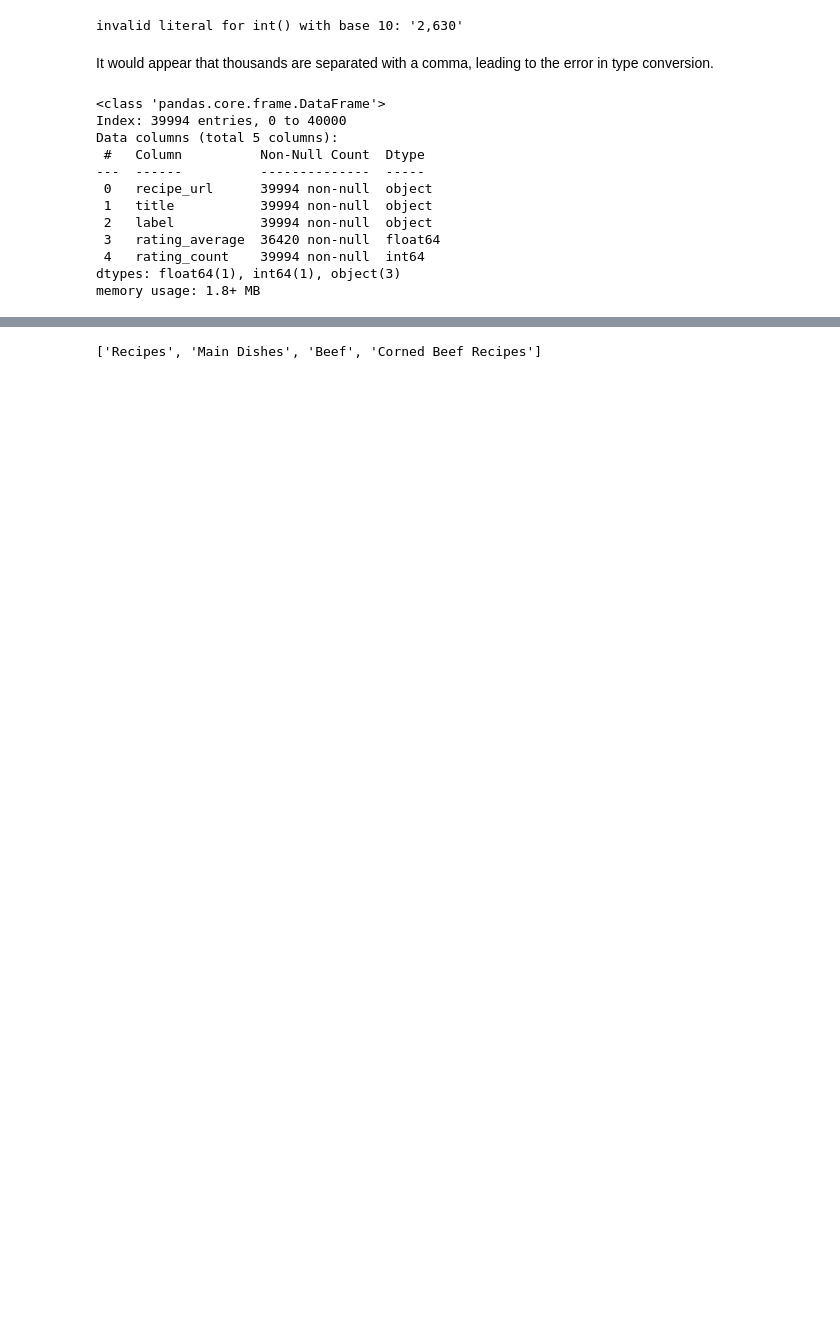
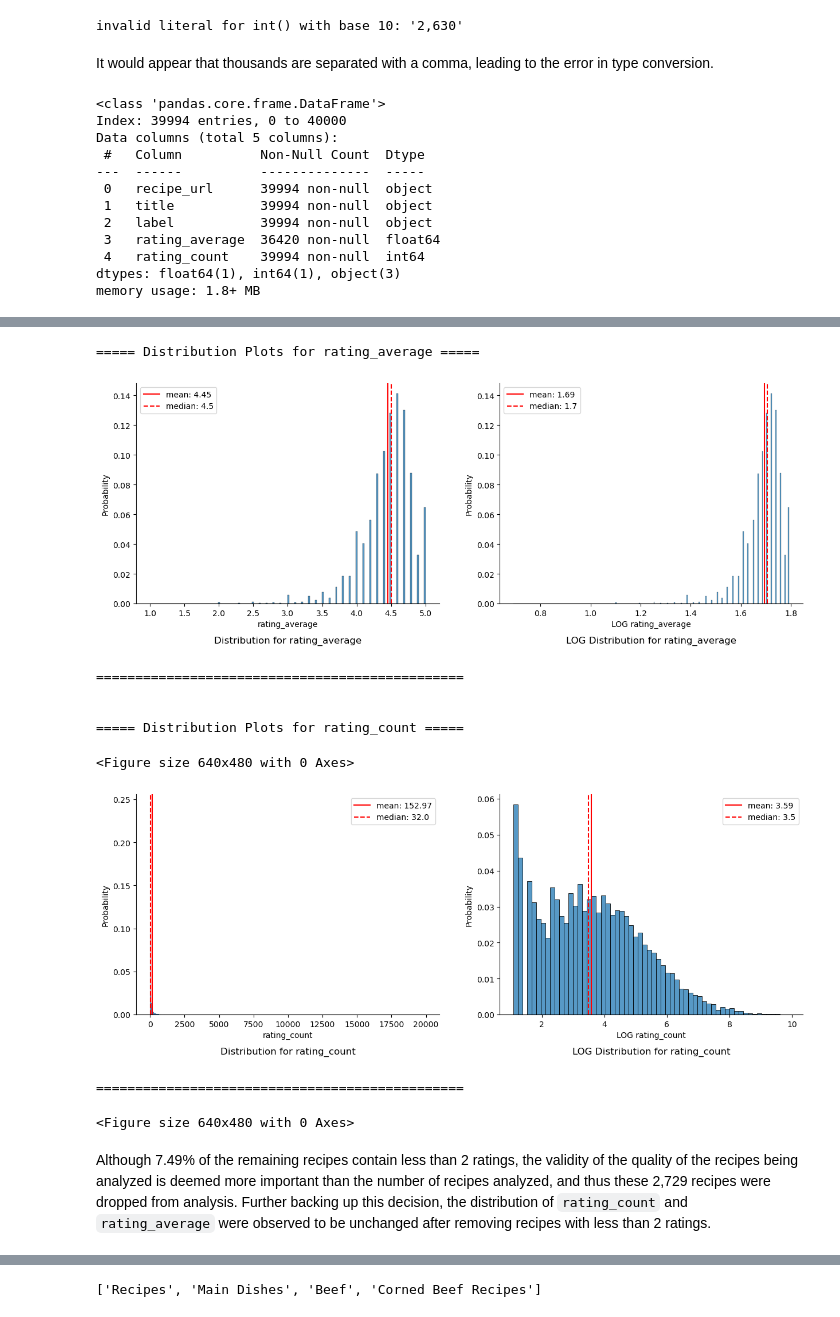
Before and after one commit to andrewyewcy/recipe_classifier, a Jupyter notebook: dev/2023-09-15-text-analysis-with-count-vectorizer.ipynb, the cells around one changed output, grey strips where cells are left out. Saved outputs shown, nothing was run; the diff lists cells and outputs as text; code cells hidden in the pictures; blank space fills up the shorter version.

```diff
--- a/dev/2023-09-15-text-analysis-with-count-vectorizer.ipynb
+++ b/dev/2023-09-15-text-analysis-with-count-vectorizer.ipynb
@@ -202,0 +260,8 @@ NameError: name 'pd' is not defined
+# %%
+# Identify the number of recipes with less than 2 ratings
+cond = df["rating_count"] < 2
+
+print(f"Number of recipes with less than 2 ratings: {cond.sum()}, {np.round(cond.sum()/df.shape[0]*100,2)}% of recipes")
+
+# Visual examination of these recipes
+df.loc[cond].head()
@@ -202,0 +276,16 @@ NameError: name 'pd' is not defined
+# %%
+for col in ["rating_average","rating_count"]:
+    plot_histogram(df.loc[~cond], col, col,"../assets/images")
+# %% [output]
+===== Distribution Plots for rating_average =====
+[figure, added]
+===============================================
+
+
+===== Distribution Plots for rating_count =====
+<Figure size 640x480 with 0 Axes>
+[figure, added]
+===============================================
+<Figure size 640x480 with 0 Axes>
+# %% [markdown]
+Although 7.49% of the remaining recipes contain less than 2 ratings, the validity of the quality of the recipes being analyzed is deemed more important than the number of recipes analyzed, and thus these 2,729 recipes were dropped from analysis. Further backing up this decision, the distribution of `rating_count` and `rating_average` were observed to be unchanged after removing recipes with less than 2 ratings.
```
Also changed, not shown: parts of 95 cells of this notebook, 16 other files.
